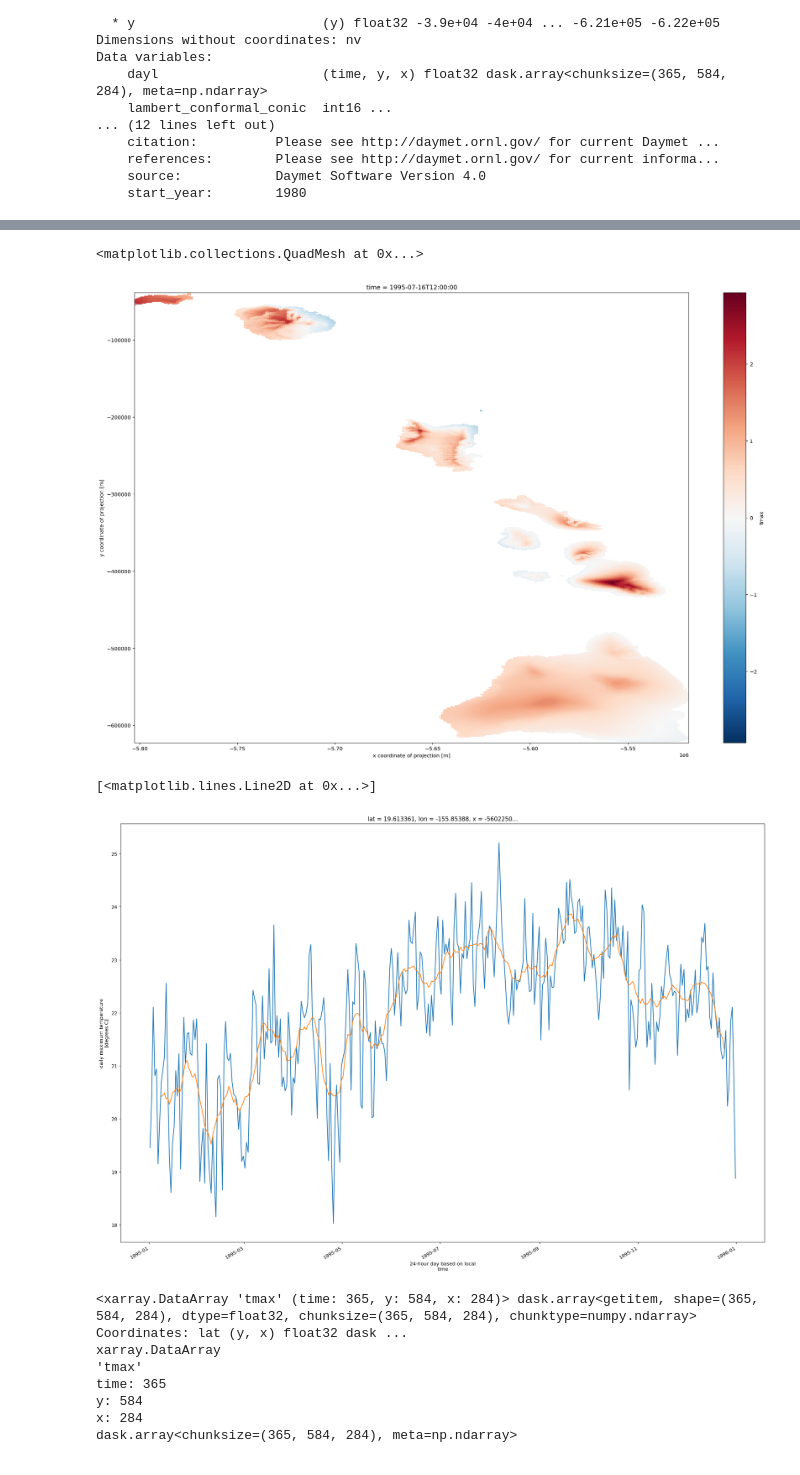
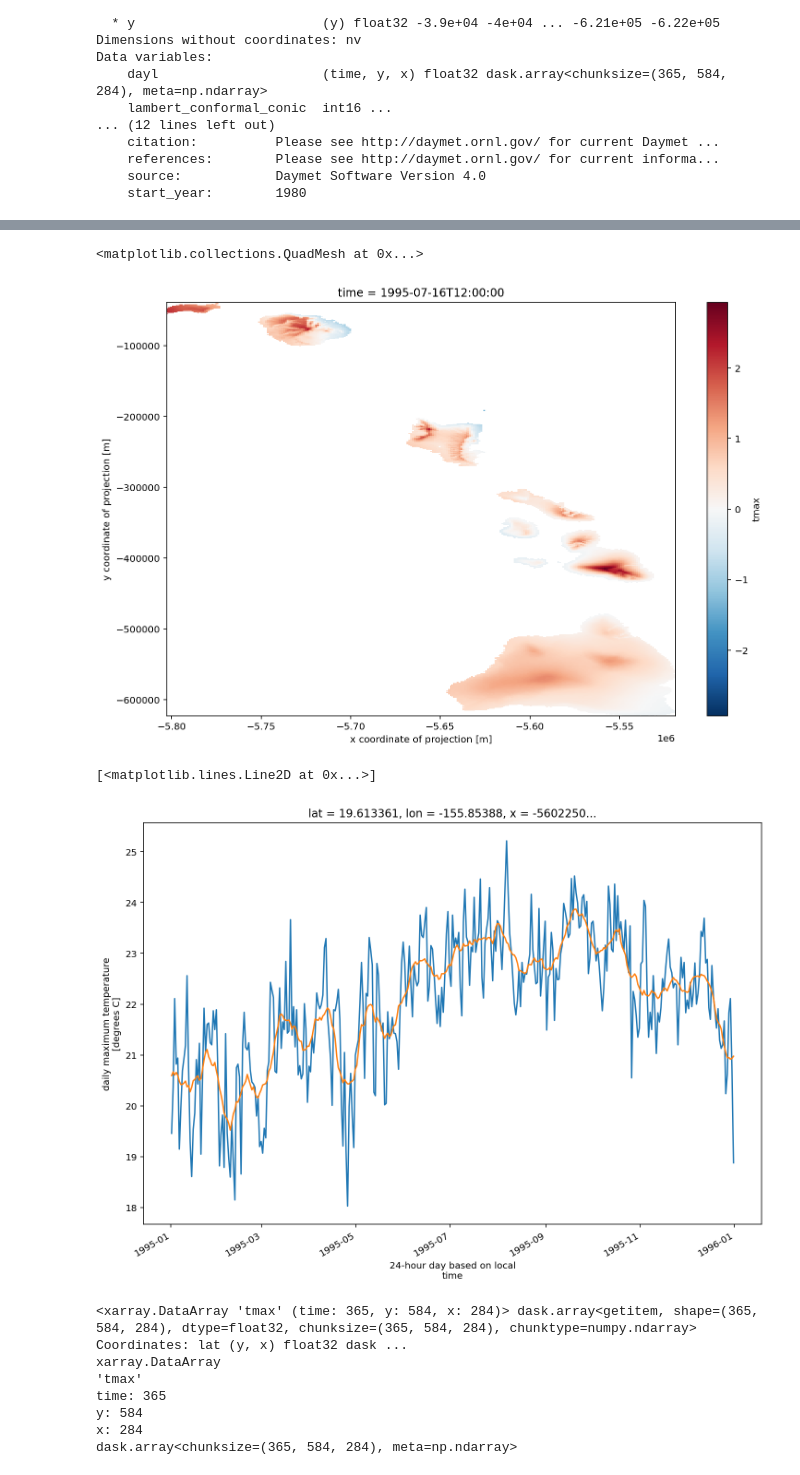
Before and after one commit to KorayKinik/heat-extremes-CMIP6, a Jupyter notebook: Untitled1.ipynb, the cells around one changed output, grey strips where cells are left out. Drawn from its saved outputs; the diff is of its cells as text; code cells hidden in the pictures.

```diff
--- a/Untitled1.ipynb
+++ b/Untitled1.ipynb
@@ -8,7 +8,7 @@ import fsspec
 
 %matplotlib inline
 %config InlineBackend.figure_format = 'retina'
-plt.rcParams['figure.figsize'] = 24,16
+plt.rcParams['figure.figsize'] = 12,8
 # %%
 import dask_gateway
 
@@ -117,13 +117,13 @@ tmax_diff = tmax - tmax_avg
 tmax_diff.sel(time='1995-07-16').plot()
 # %% [output]
 <matplotlib.collections.QuadMesh at 0x...>
-[figure, old version]
+[figure, new version]
 # %%
-tmax.isel(x=200, y=500).plot()
-tmax_avg.isel(x=200, y=500).plot()
+tmax.sel(time='1995').isel(x=200, y=500).plot()
+tmax_avg.sel(time='1995').isel(x=200, y=500).plot()
 # %% [output]
 [<matplotlib.lines.Line2D at 0x...>]
-[figure, old version]
+[figure, new version]
 # %%
 tmax = ds.sel(time='1995')['tmax']
 tmax
```
Also changed, not shown: parts of 6 cells of this notebook.
